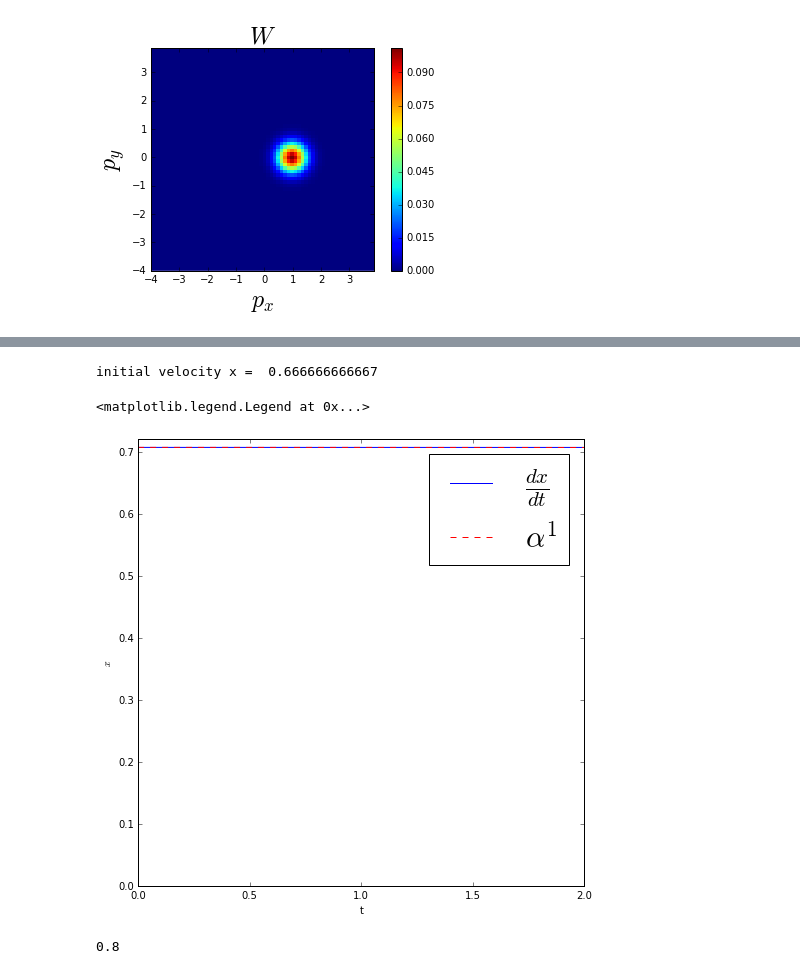
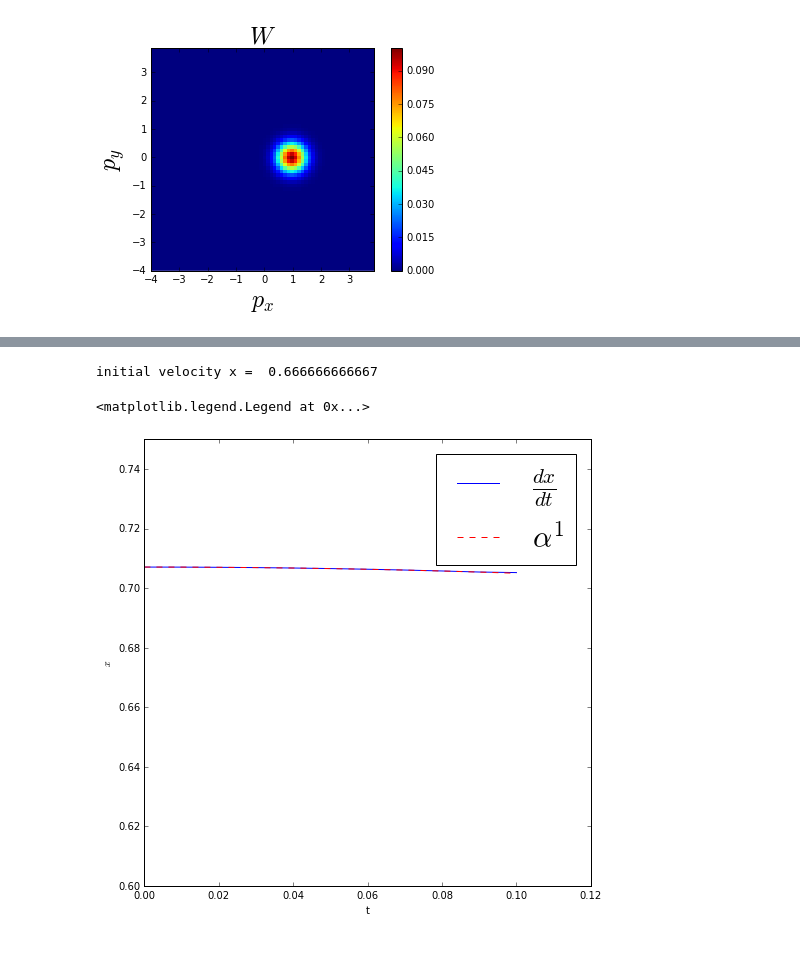
Before and after one commit to cabrer7/PyWignerCUDA2, a Jupyter notebook: instances/WignerDirac4D_64_64/LinearX.ipynb, the cells around one changed output, grey strips where cells are left out. Cells and saved outputs as stored; diff of their text form; code cells hidden in the pictures.

```diff
--- a/instances/WignerDirac4D_64_64/LinearX.ipynb
+++ b/instances/WignerDirac4D_64_64/LinearX.ipynb
@@ -33,7 +33,7 @@ class frame( GPU_WignerDirac4D ):
 
         self.skipFrames = 1
         self.dt         =   0.01
-        self.timeSteps  =   2
+        self.timeSteps  =   10
 
         # Phase space window
         self.p_y_amplitude = 4.          #axis 0
@@ -55,12 +55,13 @@ class frame( GPU_WignerDirac4D ):
         self.omega_x = 1.
         self.omega_y = 1.
 
-        self.kineticString  = '0.5*(p_x*p_x  + p_y*p_y)/{mass}'.format(mass=self.mass)
+        #self.kineticString  = '0.5*(p_x*p_x  + p_y*p_y)/{mass}'.format(mass=self.mass)
 
-        self.potential_0_String  = '0.25*x'
+        self.potential_0_String  = '0.1*x'
         self.potential_1_String  = 'x*0'
         self.potential_2_String  = 'x*0'
 
+        self.D_potential_0_String  = '0.1'
         # Dephasing
         self.D_theta_x  = 0.0001
         self.D_theta_y  = 0.0001
@@ -307,20 +315,16 @@ instance.average_x.shape
 # %%
 print 'initial velocity x = ', 2/np.sqrt( 1 + 2**2 + 2**2  )
 
 plt.figure(figsize=(8,8))
 
-plt.plot(  np.gradient( instance.average_x , instance.dt)  , label="$\\frac{dx}{dt}$")
-plt.plot( instance.average_Alpha_1 ,'r--', label="$\\alpha^1$")
+plt.plot( instance.timeRange, np.gradient( instance.average_x , instance.dt)  , label="$\\frac{dx}{dt}$")
+plt.plot( instance.timeRange, instance.average_Alpha_1 ,'r--', label="$\\alpha^1$")
 plt.ylabel("$x$")
 plt.xlabel("t")
 
-plt.ylim( 0. , 0.72 )
+plt.ylim( 0.6 , 0.75 )
 plt.legend(fontsize=30)
 # %% [output]
 initial velocity x =  0.666666666667
 <matplotlib.legend.Legend at 0x...>
-[figure, old version]
+[figure, new version]
-# %%
-0.02*40
-# %% [output]
-0.8
```
Also changed, not shown: parts of 14 cells of this notebook.
